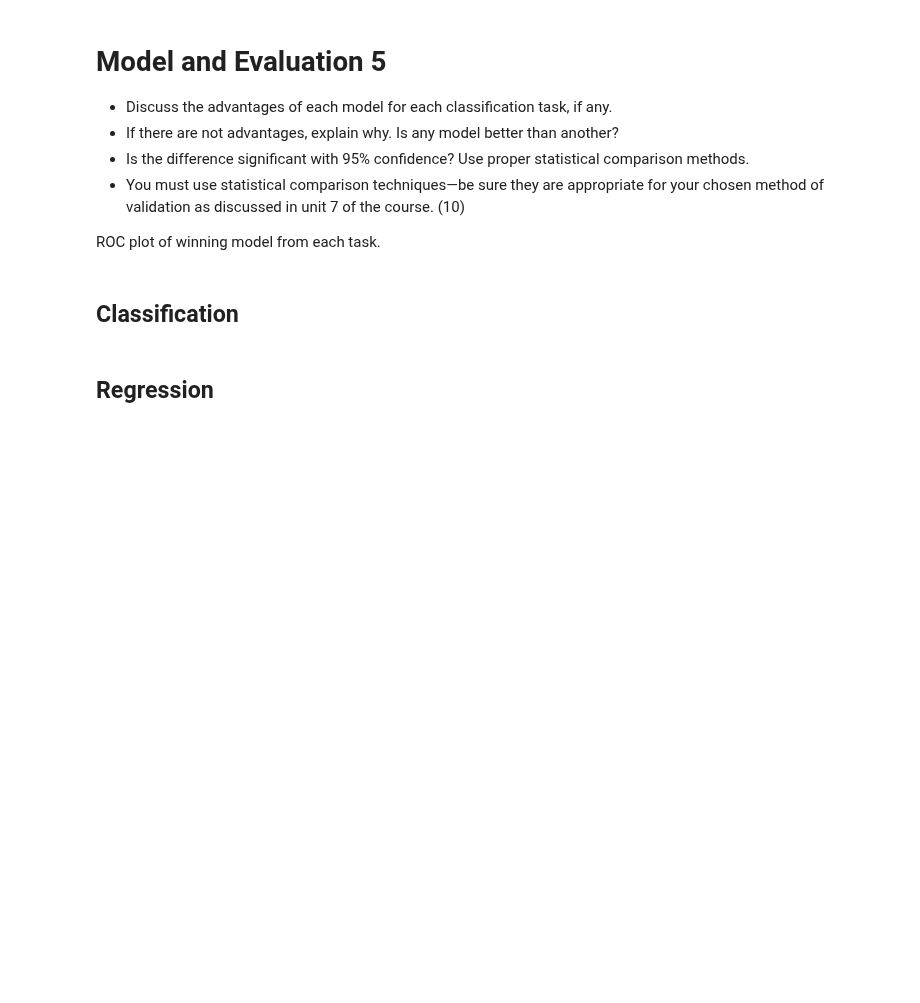
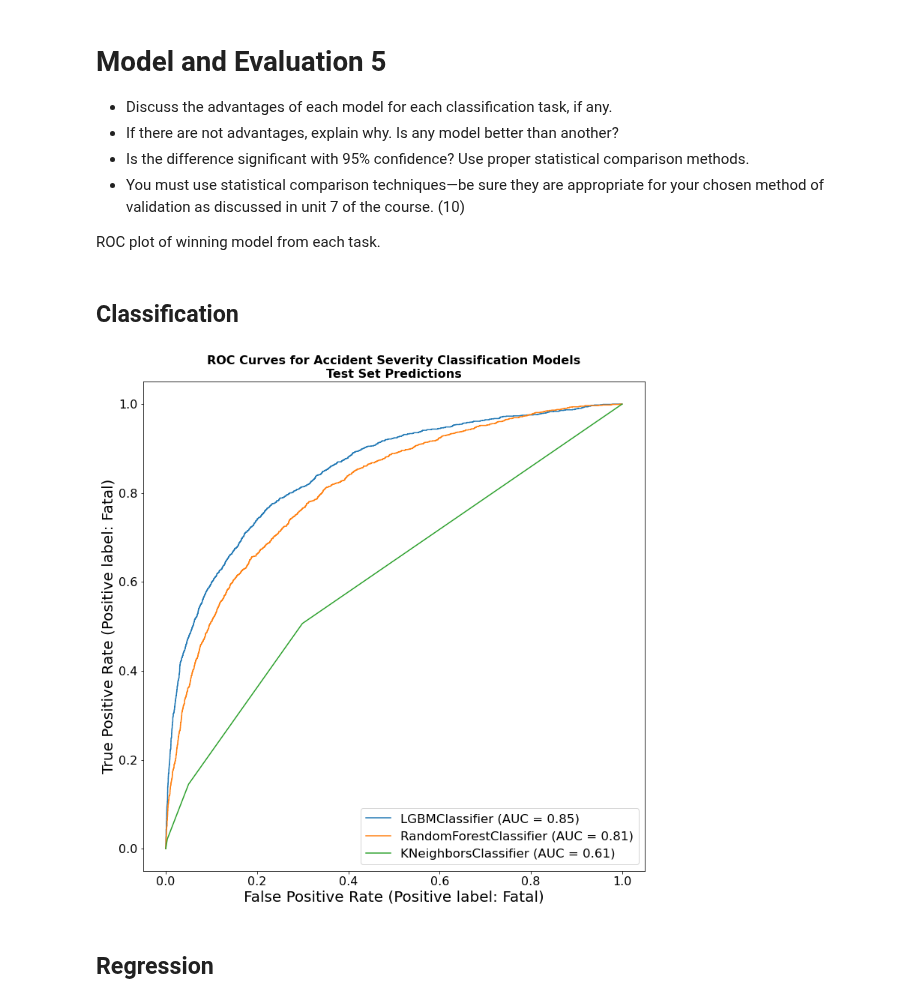
Before and after one commit to BradenAnderson/Accident_Severity_Prediction, a Jupyter notebook: HienEDIT_AndersonLamWeeda_Lab2_Draft.ipynb, the cells around one changed output. Cells and saved outputs as stored; diff of their text form; code cells hidden in the pictures; blank space fills up the shorter version.

```diff
--- a/HienEDIT_AndersonLamWeeda_Lab2_Draft.ipynb
+++ b/HienEDIT_AndersonLamWeeda_Lab2_Draft.ipynb
@@ -1363,9 +1376,9 @@ rf_rs_severity_df.head()
 X = train_pp_df.drop(columns=["maxsev_binned", "maxsev_imname"])
 y = train_pp_df.loc[:, "maxsev_binned"]
 
-param_distributions = {'n_neighbors':[num_neighbors for num_neighbors in range(4, 101)]}
+param_distributions = {'n_neighbors':[num_neighbors for num_neighbors in range(3, 101)]}
 
-rs_severity_knn = RandomizedSearchCV(estimator=KNeighborsClassifier(),
+rs_severity_knn_clf = RandomizedSearchCV(estimator=KNeighborsClassifier(),
                                       param_distributions=param_distributions,
                                       n_iter=10,
                                       scoring={'f1':make_scorer(f1_score, pos_label="Fatal"), 'accuracy': make_scorer(accuracy_score)},
@@ -1375,17 +1388,17 @@ rs_severity_knn = RandomizedSearchCV(estimator=KNeighborsClassifier(),
                                       return_train_score=True,
                                       error_score="raise")
 
-rs_severity_knn.fit(X, y)
+rs_severity_knn_clf.fit(X, y)
 
-#knn_rs_severity_df = pd.DataFrame(rs_severity_knn.cv_results_)
+knn_rs_severity_df = pd.DataFrame(rs_severity_knn_clf.cv_results_)
 
 # Sort the randomsearch results dataframe from highest to lowest test f1
-#knn_rs_severity_df.sort_values(by="mean_test_f1", ascending=False, inplace=True)
+knn_rs_severity_df.sort_values(by="mean_test_f1", ascending=False, inplace=True)
 
 # Reorder columns so its easier to see metrics
-#first_columns = ["mean_test_f1", "mean_train_f1", "mean_test_accuracy", "mean_train_accuracy"]
-#new_column_order = first_columns + [column for column in knn_rs_severity_df.columns if column not in first_columns]
-#knn_rs_severity_df = knn_rs_severity_df.loc[:, new_column_order]
+first_columns = ["mean_test_f1", "mean_train_f1", "mean_test_accuracy", "mean_train_accuracy"]
+new_column_order = first_columns + [column for column in knn_rs_severity_df.columns if column not in first_columns]
+knn_rs_severity_df = knn_rs_severity_df.loc[:, new_column_order]
 
 # View the randomsearch results
-#knn_rs_severity_df.head()
+knn_rs_severity_df.head()
@@ -1473,6 +1572,38 @@ We need one plot of the winning model from each task.
 ROC plot of winning model from each task.
 # %% [markdown]
 ## Classification
+# %%
+# Split the test data into X and y
+X = test_pp_df.drop(columns=["maxsev_binned", "maxsev_imname"])
+y = test_pp_df.loc[:, "maxsev_binned"]
+
+
+# Setup the axis
+fig, ax = plt.subplots(nrows=1, ncols=1, figsize=(12,12), squeeze=True)
+
+# Plot the ROC Curve for the LGBM Classifier
+RocCurveDisplay.from_estimator(estimator=rs_severity_lgbm_clf.best_estimator_,
+                                      X=X,
+                                      y=y,
+                                      ax=ax, pos_label="Fatal")
+
+# Plot the ROC Curve for the RF Classifier
+RocCurveDisplay.from_estimator(estimator=rs_severity_rf_clf.best_estimator_,
+                                      X=X,
+                                      y=y,
+                                      ax=ax, pos_label="Fatal")
+
+# Plot the ROC Curve for the KNN Classifier
+RocCurveDisplay.from_estimator(estimator=rs_severity_knn_clf.best_estimator_,
+                                      X=X,
+                                      y=y,
+                                      ax=ax, pos_label="Fatal")
+
+ax.tick_params(axis='both', labelsize=16)
+ax.legend(fontsize="small")
+ax.set_title("ROC Curves for Accident Severity Classification Models\nTest Set Predictions", size=16, weight=1_000);
+# %% [output]
+[figure, added]
 # %% [markdown]
 ## Regression
 # %% [markdown]
```
Also changed, not shown: parts of 10 cells of this notebook.
